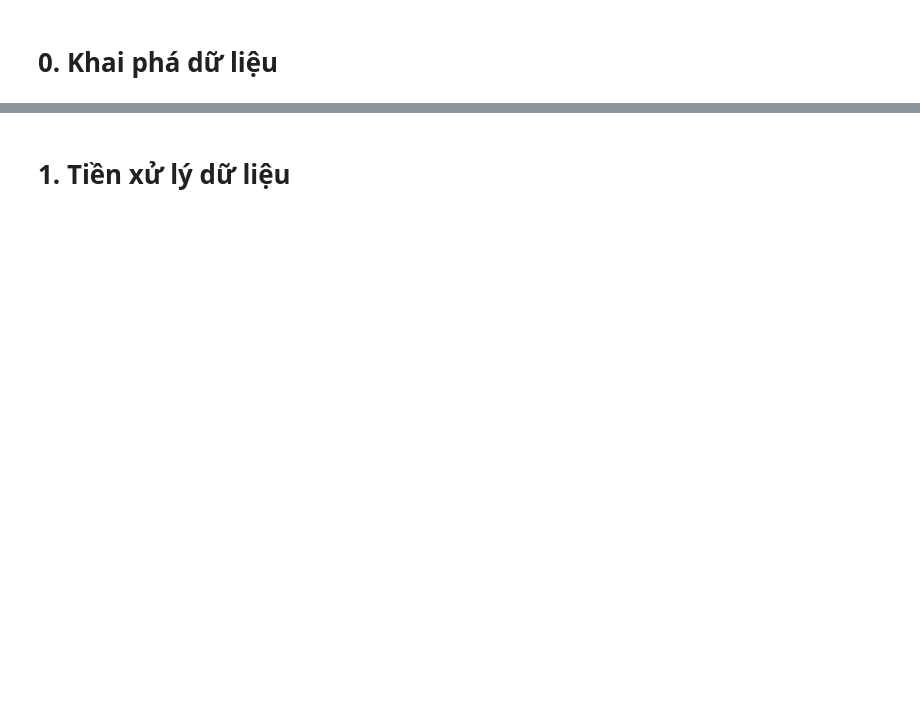
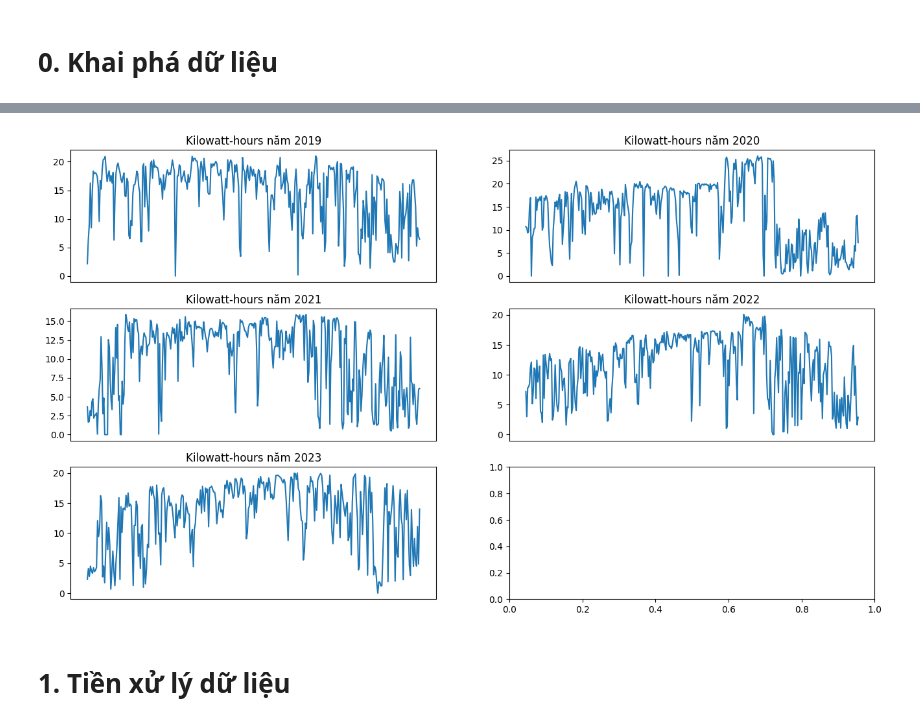
Before and after one commit to Luanho20092002/NCKH_SolarSystem, a Jupyter notebook: main.ipynb, the cells around one changed output, grey strips where cells are left out. Drawn from its saved outputs; the diff is of its cells as text; code cells hidden in the pictures; blank space fills up the shorter version.

```diff
--- a/main.ipynb
+++ b/main.ipynb
@@ -102,3 +68,17 @@ plt.show()
+# %%
+position = [-1, 337, 703, 1068, 1433, 1761]
+fig, axes = plt.subplots(3, 2, figsize=(16, 9))
+for i, ax in enumerate(axes.flatten()):
+    start = position[i] + 1
+    end = position[i+1]
+    ax.plot(df['Date'][start:end], df['kilowatt-hours'][start:end], '-')
+    ax.set_xticks([])
+    ax.set_title(f"Kilowatt-hours năm {2019 + i}")
+    if i == 4: break
+
+plt.show()
+# %% [output]
+[figure, added]
 # %% [markdown]
 # 1. Tiền xử lý dữ liệu
 # %%
```
Also changed, not shown: parts of 10 cells of this notebook.
